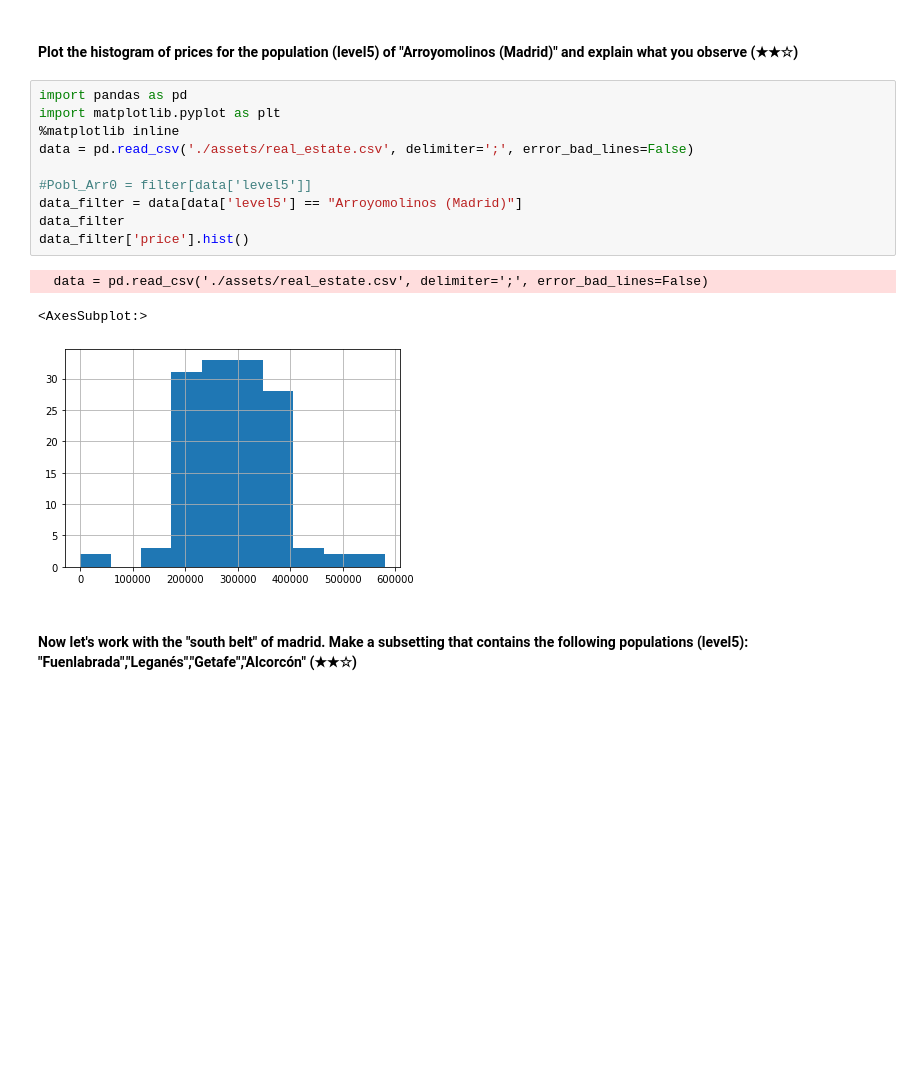
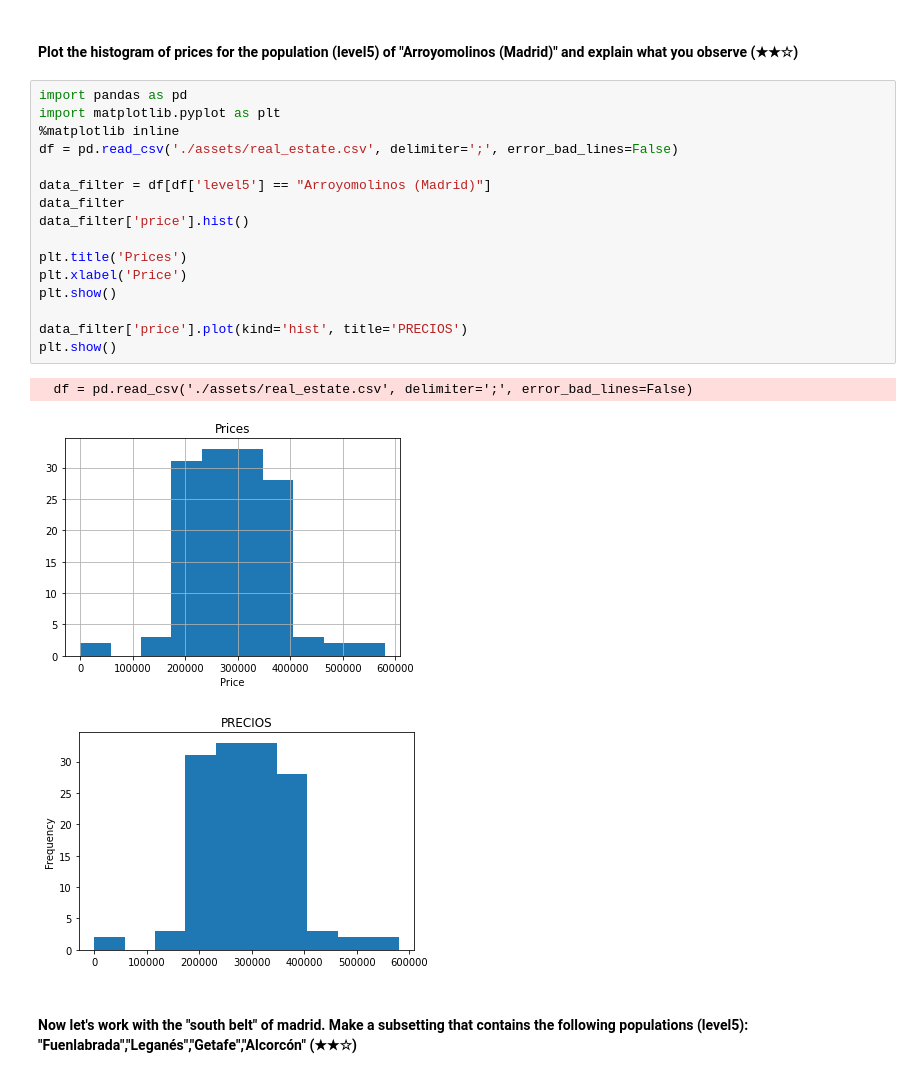
Before and after one commit to xalejandrow/realestate-datacleanup-exercise, a Jupyter notebook: project.ipynb, the cells around one changed output. Saved outputs shown, nothing was run; the diff lists cells and outputs as text; blank space fills up the shorter version.

Commit message:
histogram

```diff
--- a/project.ipynb
+++ b/project.ipynb
@@ -107,17 +107,23 @@ Min Price:
 # %%
 import pandas as pd
 import matplotlib.pyplot as plt
 %matplotlib inline
-data = pd.read_csv('./assets/real_estate.csv', delimiter=';', error_bad_lines=False)
+df = pd.read_csv('./assets/real_estate.csv', delimiter=';', error_bad_lines=False)
 
-#Pobl_Arr0 = filter[data['level5']]
-data_filter = data[data['level5'] == "Arroyomolinos (Madrid)"]
+data_filter = df[df['level5'] == "Arroyomolinos (Madrid)"]
 data_filter
 data_filter['price'].hist()
+
+plt.title('Prices')
+plt.xlabel('Price')
+plt.show()
+
+data_filter['price'].plot(kind='hist', title='PRECIOS')
+plt.show()
 # %% [output]
-  data = pd.read_csv('./assets/real_estate.csv', delimiter=';', error_bad_lines=False)
+  df = pd.read_csv('./assets/real_estate.csv', delimiter=';', error_bad_lines=False)
-<AxesSubplot:>
-[figure, old version]
+[figure, new version]
+[figure, added]
 # %% [markdown]
 #### Now let's work with the "south belt" of madrid. Make a subsetting that contains the following populations (level5): "Fuenlabrada","Leganés","Getafe","Alcorcón" (★★☆)
 # %% [markdown]
```
